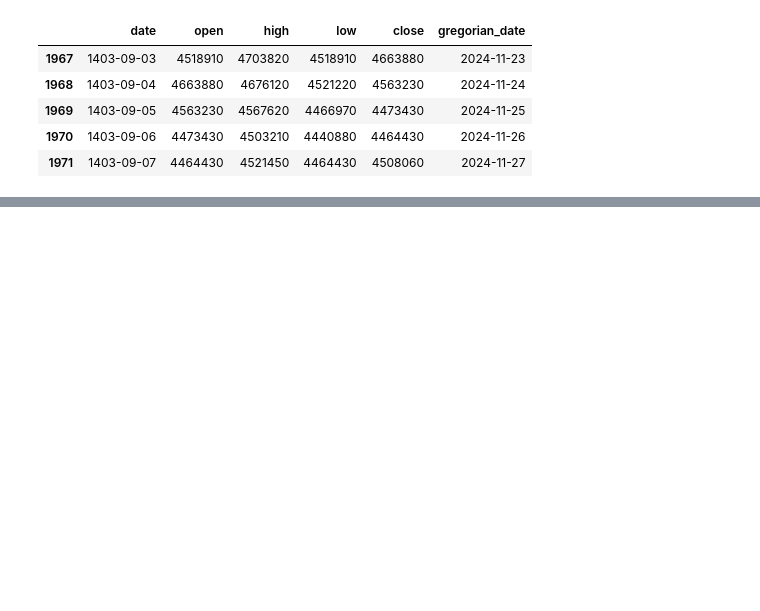
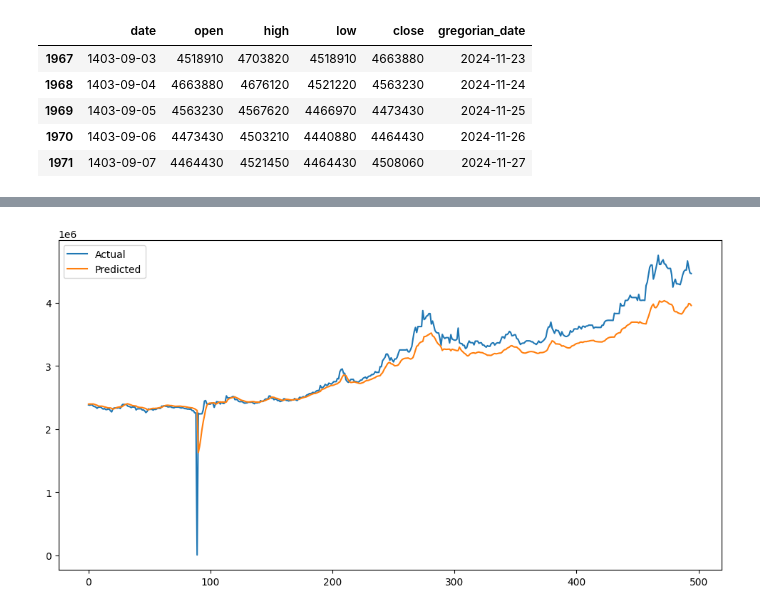
Before and after one commit to houmanhaghi/Gold3nMind, a Jupyter notebook: gold3n_mind.ipynb, the cells around one changed output, grey strips where cells are left out. Saved outputs shown, nothing was run; the diff lists cells and outputs as text; code cells hidden in the pictures; blank space fills up the shorter version.

```diff
--- a/gold3n_mind.ipynb
+++ b/gold3n_mind.ipynb
@@ -87,0 +109,9 @@ plt.show()
+# %%
+if len(test_data) == 0:
+    print("The test data is empty. Please check your data download.")
+    test_data_scaled = np.array([])
+else:
+    scaler = MinMaxScaler()
+    # Scale only the 'close' column, assuming 'close' is the column you want to scale
+    train_data_scaled = scaler.fit_transform(train_data[['close']].values)
+    test_data_scaled = scaler.transform(test_data[['close']].values)
@@ -87,0 +133,25 @@ plt.show()
+# %%
+class LSTM(nn.Module):
+    def __init__(self, input_dim, hidden_dim, num_layers, output_dim):
+        super(LSTM, self).__init__()
+        self.hidden_dim = hidden_dim
+        self.num_layers = num_layers
+
+        self.lstm = nn.LSTM(input_dim, hidden_dim, num_layers, batch_first=True)
+        self.fc = nn.Linear(hidden_dim, output_dim)
+
+    def forward(self, x):
+        h0 = torch.zeros(self.num_layers, x.size(0), self.hidden_dim).requires_grad_()
+        c0 = torch.zeros(self.num_layers, x.size(0), self.hidden_dim).requires_grad_()
+        out, (hn, cn) = self.lstm(x, (h0.detach(), c0.detach()))
+        out = self.fc(out[:, -1, :])
+        return out
+
+input_dim = 1
+hidden_dim = 50
+num_layers = 1
+output_dim = 1
+model = LSTM(input_dim, hidden_dim, num_layers, output_dim)
+
+loss_fn = torch.nn.MSELoss()
+optimiser = torch.optim.Adam(model.parameters(), lr=0.01)
@@ -87,0 +168,13 @@ plt.show()
+# %%
+X_test_tensor = torch.from_numpy(X_test).type(torch.Tensor)
+y_test_pred = model(X_test_tensor)
+
+y_test_pred = scaler.inverse_transform(y_test_pred.detach().numpy())
+y_test = scaler.inverse_transform([y_test])
+plt.figure(figsize=(12,6))
+plt.plot(y_test[0], label='Actual')
+plt.plot(y_test_pred, label='Predicted')
+plt.legend()
+plt.show()
+# %% [output]
+[figure, added]
```
Also changed, not shown: parts of 13 cells of this notebook.
